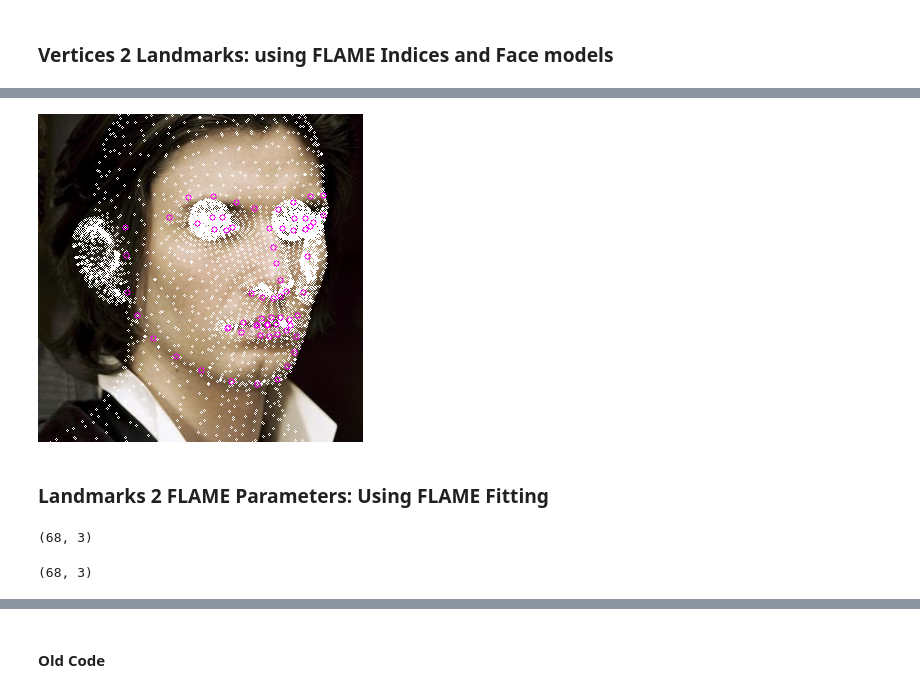
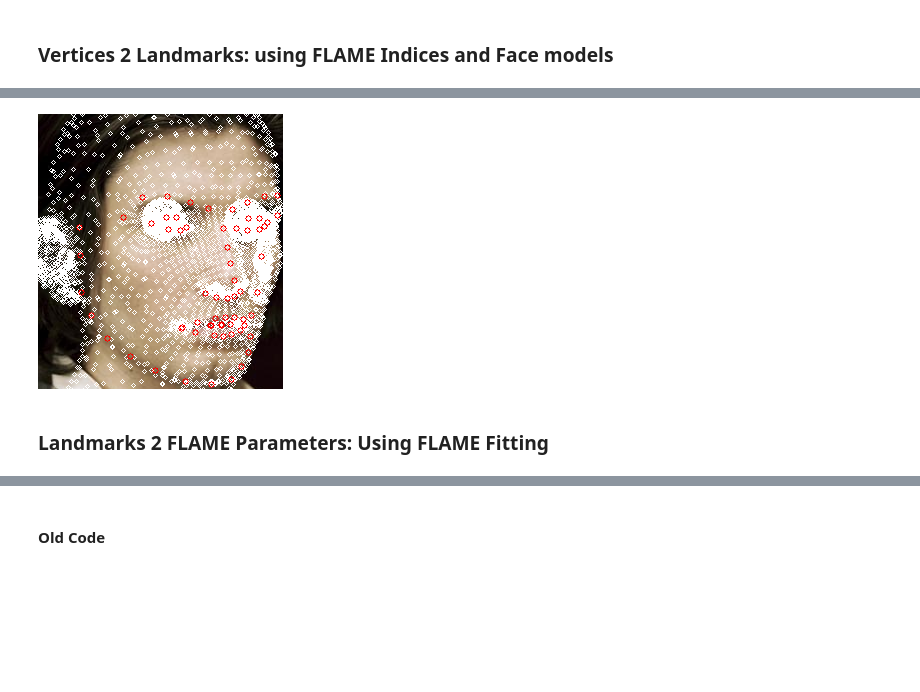
Before and after one commit to david1309/SynergyNet_bonseyes, a Jupyter notebook: scratchpad.ipynb, the cells around one changed output, grey strips where cells are left out. Drawn from its saved outputs; the diff is of its cells as text; code cells hidden in the pictures; blank space fills up the shorter version.

```diff
--- a/scratchpad.ipynb
+++ b/scratchpad.ipynb
@@ -158,30 +223,15 @@ Image.fromarray(img_plot)
-# %%
-# Plot
-img_plot = img_arr.copy()
-img_vertices = vertices_proj.copy()
-
-step = 1
-for coord in img_vertices[::step, :]:
-    img_plot = cv2.circle(img_plot, (int(coord[0]), int(coord[1])), radius=1, color=(255,255,255))
-
-img_vertices = lms_proj.copy()
-
-step = 1
-for coord in img_vertices[::step, :]:
-    img_plot = cv2.circle(img_plot, (int(coord[0]), int(coord[1])), radius=3, color=(255,0,255))
-
-# img_plot = cv2.cvtColor(img_plot, cv2.COLOR_RGB2BGR)
-Image.fromarray(img_plot)
-# %% [output]
-[figure, removed]
+# %%
+img_plot = img_crop.copy()
+img_vertices = vertices_crop.copy()
+img_plot = plot_mesh_on_image(img_plot, img_vertices)
+
+img_vertices = lms_crop.copy()
+img_plot = plot_mesh_on_image(img_plot, img_vertices, radius=3, color=(255,0,0))
+img_plot
+# %% [output]
+[figure, added]
 # %% [markdown]
 ### Landmarks 2 FLAME Parameters: Using FLAME Fitting
-# %%
-lms_crop.shape
-lms_proj.shape
-# %% [output]
-(68, 3)
-(68, 3)
 # %%
 import sys
 sys.path.append("./flame_utils/flame_fitting_bonseyes")
```
Also changed, not shown: parts of 17 cells of this notebook, 2 other files.
